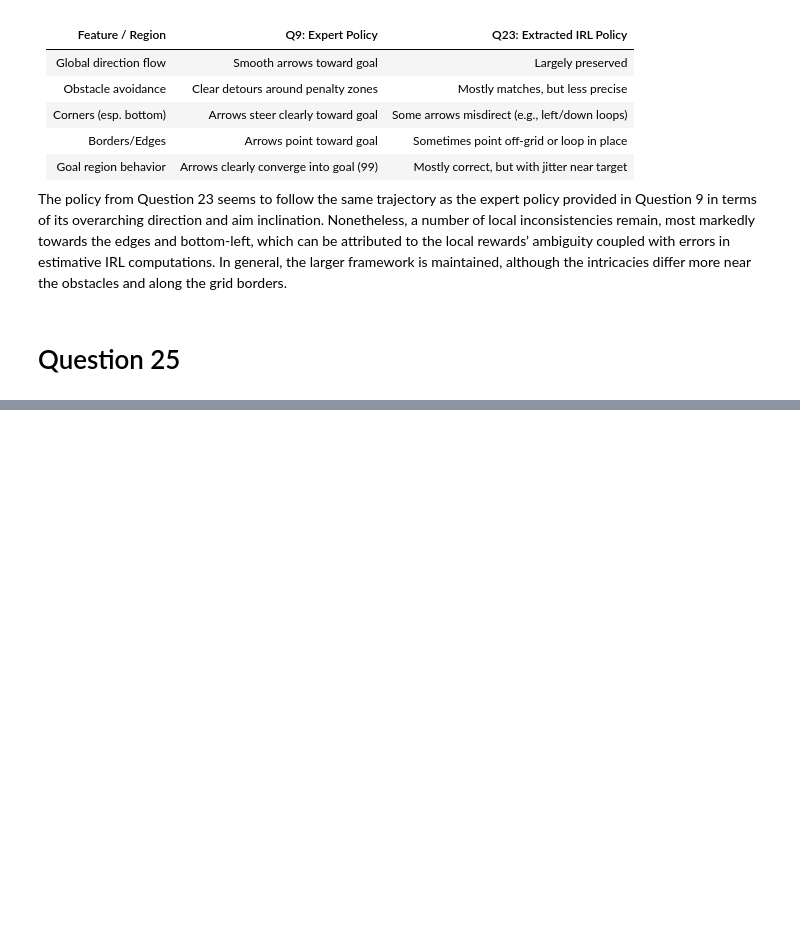
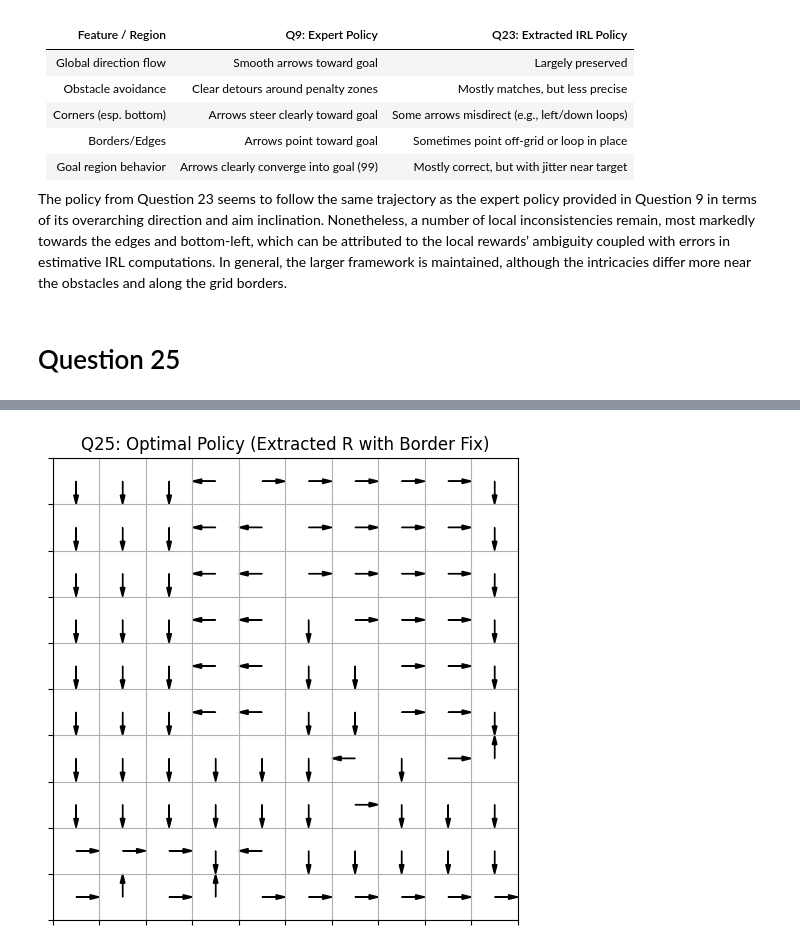
Before and after one commit to kbaseba/232E, a Jupyter notebook: Project_3/ECE232E_Project3_606539982_106405230_106303745.ipynb, the cells around one changed output, grey strips where cells are left out. Saved outputs shown, nothing was run; the diff lists cells and outputs as text; code cells hidden in the pictures; blank space fills up the shorter version.

```diff
--- a/Project_3/ECE232E_Project3_606539982_106405230_106303745.ipynb
+++ b/Project_3/ECE232E_Project3_606539982_106405230_106303745.ipynb
@@ -1426,9 +1426,9 @@ def sweep_lambda(P: np.ndarray, G: matrix, h: matrix,
         acc = np.mean(pi_hat == expert_pi)
         accuracies[i] = acc
         if acc > best_acc:
-            best_acc, best_lam = acc, lam
+            best_acc, best_lam, best_R = acc, lam, R_hat
 
-    return accuracies, best_lam, best_acc
+    return accuracies, best_lam, best_acc, best_R
 
 # Main execution
 if __name__ == '__main__':
@@ -1444,7 +1444,7 @@ if __name__ == '__main__':
 
     # Swep lambda
     lambdas = np.linspace(0, 5, 500)
-    accuracies, best_lambda, best_acc = sweep_lambda(
+    accuracies, best_lambda, best_acc, _ = sweep_lambda(
         P, G, h, expert_pi, gamma, epsilon, lambdas
     )
 
@@ -1600,3 +1600,75 @@ plot_policy(pi_hat, grid_size=10, title="Q23: Optimal Policy (Extracted R)")
 The policy from Question 23 seems to follow the same trajectory as the expert policy provided in Question 9 in terms of its overarching direction and aim inclination. Nonetheless, a number of local inconsistencies remain, most markedly towards the edges and bottom-left, which can be attributed to the local rewards’ ambiguity coupled with errors in estimative IRL computations. In general, the larger framework is maintained, although the intricacies differ more near the obstacles and along the grid borders.
 # %% [markdown]
 # Question 25
+# %%
+def value_iteration_with_border_fix(P, R, gamma=0.8, eps=1e-2, grid_size=10, max_iter=1000):
+    n = len(R)
+    V = np.zeros(n)
+
+    for _ in range(max_iter):
+        Vn = np.zeros_like(V)
+        for s in range(n):
+            Qs = []
+            for a in range(4):
+                q_sa = np.dot(P[s,:,a], R + gamma * V)
+                Qs.append(q_sa)
+            Vn[s] = max(Qs)
+        if np.max(np.abs(Vn - V)) < eps:
+            break
+        V = Vn
+    return V
+
+def extract_policy_with_border_fix(P, R, V, gamma=0.8, grid_size=10):
+    n = len(R)
+    pi = np.zeros(n, dtype=int)
+    for s in range(n):
+        r, c = divmod(s, grid_size)
+        Qs = [np.dot(P[s,:,a], R + gamma * V) for a in range(4)]
+
+        # Only apply constraint if not at goal state
+        if s != (grid_size * grid_size - 1):
+            if c == grid_size - 1: Qs[0] = -np.inf  # right
+            if c == 0:             Qs[1] = -np.inf  # left
+            if r == 0:             Qs[2] = -np.inf  # up
+            if r == grid_size - 1: Qs[3] = -np.inf  # down
+
+        pi[s] = int(np.argmax(Qs))
+    return pi
+
+if __name__ == '__main__':
+    import matplotlib.pyplot as plt
+
+    grid_size = 10
+    w = 0.1
+    gamma = 0.8
+    epsilon = 1e-2
+
+    # Build MDP and true reward function (Reward Function 2)
+    P = build_transition_matrix(grid_size, w)
+    R_true = build_reward_function2(grid_size)
+    R_max = np.max(np.abs(R_true))
+
+    # Expert policy using ground-truth reward
+    V_expert = value_iteration_with_border_fix(P, R_true, gamma, epsilon, grid_size)
+    expert_pi = extract_policy_with_border_fix(P, R_true, V_expert, gamma, grid_size)
+
+    # IRL: Build constraints and sweep lambda
+    G, h = build_irl_constraints(P, expert_pi, gamma, R_max)
+    lambdas = np.linspace(0, 5, 500)
+
+    # Use existing sweep function
+    accuracies, best_lambda, best_acc, best_R = sweep_lambda(P, G, h, expert_pi, gamma, epsilon, lambdas)
+
+    print(f"Best λ = {best_lambda:.3f} | Accuracy BEFORE Fix: {best_acc:.3f}")
+
+    # Re-run value iteration with border constraints
+    V_agent = value_iteration_with_border_fix(P, best_R, gamma, epsilon, grid_size)
+    pi_agent = extract_policy_with_border_fix(P, best_R, V_agent, gamma, grid_size)
+
+    # Compute updated accuracy after applying border fix
+    final_acc = np.mean(pi_agent == expert_pi)
+    print(f"Final Accuracy AFTER border fix: {final_acc:.3f}")
+
+    # Plot policy after fix
+    plot_policy(pi_agent, grid_size=grid_size, title="Q25: Optimal Policy (Extracted R with Border Fix)")
+# %% [output]
@@ -1602,0 +1677 @@ The policy from Question 23 seems to follow the same trajectory as the expert po
+[figure, added]
```
Also changed, not shown: parts of 3 cells of this notebook, 1 other file.
